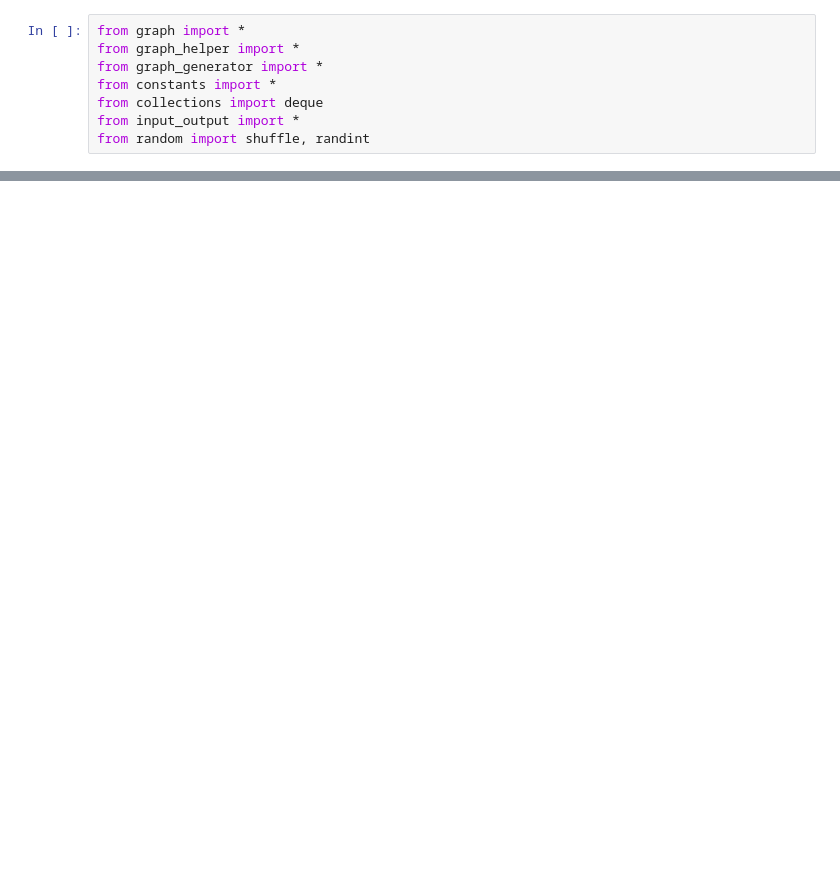
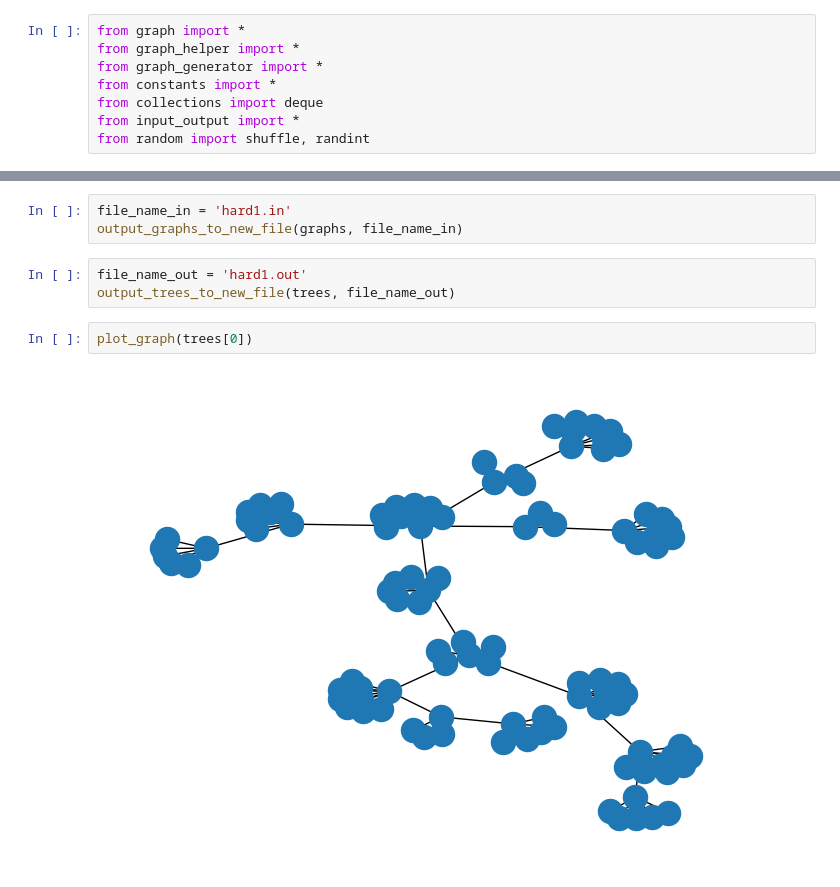
Before and after one commit to jhuangpsu/cse565_proj, a Jupyter notebook: python/demo.ipynb, the cells around one changed output, grey strips where cells are left out. Drawn from its saved outputs; the diff is of its cells as text; blank space fills up the shorter version.

```diff
--- a/python/demo.ipynb
+++ b/python/demo.ipynb
@@ -16 +27,11 @@ leafy_tree
+# %%
+file_name_in = 'hard1.in'
+output_graphs_to_new_file(graphs, file_name_in)
+# %%
+file_name_out = 'hard1.out'
+output_trees_to_new_file(trees, file_name_out)
+# %%
+plot_graph(trees[0])
+# %% [output]
+[figure, added]
 # %%
```
Also changed, not shown: parts of 5 cells of this notebook, 4 other files.
